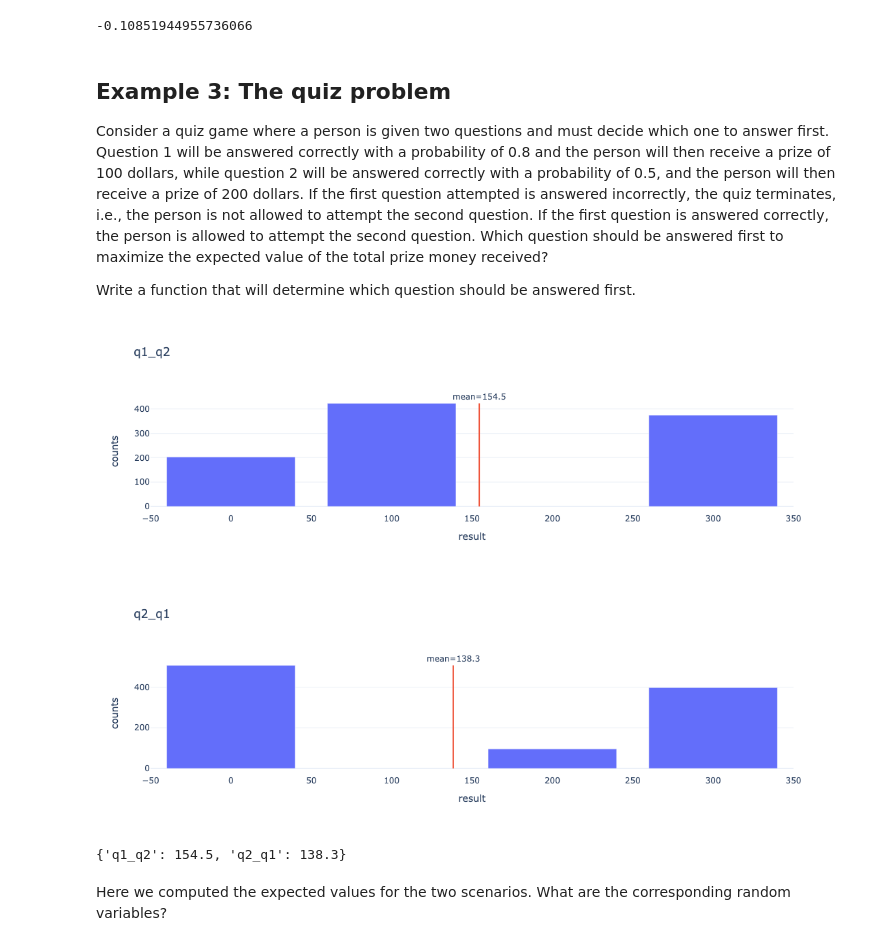
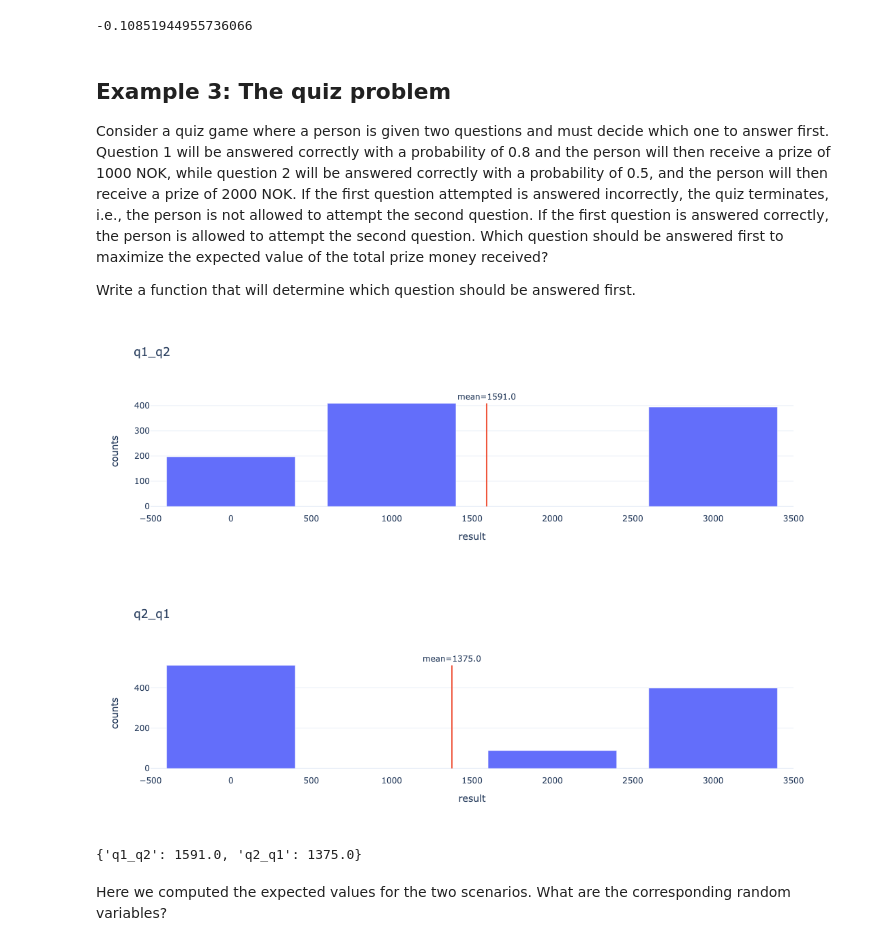
Before and after one commit to uio-bmi/stats_for_cs, a Jupyter notebook: Week_3_StatisticsIntro/Session1_StatsIntro.ipynb, the cells around one changed output. Drawn from its saved outputs; the diff is of its cells as text; code cells hidden in the pictures.

```diff
--- a/Week_3_StatisticsIntro/Session1_StatsIntro.ipynb
+++ b/Week_3_StatisticsIntro/Session1_StatsIntro.ipynb
@@ -222,7 +222,7 @@ correlation(dataset['sepal_length'], dataset['sepal_width'])
 # %% [markdown]
 ## Example 3: The quiz problem
 
-Consider a quiz game where a person is given two questions and must decide which one to answer first. Question 1 will be answered correctly with a probability of 0.8 and the person will then receive a prize of 100 dollars, while question 2 will be answered correctly with a probability of 0.5, and the person will then receive a prize of 200 dollars. If the first question attempted is answered incorrectly, the quiz terminates, i.e., the person is not allowed to attempt the second question. If the first question is answered correctly, the person is allowed to attempt the second question. Which question should be answered first to maximize the expected value of the total prize money received?
+Consider a quiz game where a person is given two questions and must decide which one to answer first. Question 1 will be answered correctly with a probability of 0.8 and the person will then receive a prize of 1000 NOK, while question 2 will be answered correctly with a probability of 0.5, and the person will then receive a prize of 2000 NOK. If the first question attempted is answered incorrectly, the quiz terminates, i.e., the person is not allowed to attempt the second question. If the first question is answered correctly, the person is allowed to attempt the second question. Which question should be answered first to maximize the expected value of the total prize money received?
 
 Write a function that will determine which question should be answered first.
 # %%
@@ -231,37 +231,37 @@ import random
 # TODO: code here
 
 correct_answer_probs = {'q1': 0.8, 'q2': 0.5}
-prizes = {'q1': 100, 'q2': 200}
+prizes = {'q1': 1000, 'q2': 2000}
 
 def simulate_one_quiz_run(correct_answer_probs: dict, prizes: dict, answer_sequence: list) -> int:
     if random.uniform(0, 1) < correct_answer_probs[answer_sequence[0]]:
         if random.uniform(0, 1) < correct_answer_probs[answer_sequence[1]]:
             return sum(prizes.values())
         else:
             return prizes[answer_sequence[0]]
     else:
         return 0
 
 def quiz_problem(correct_answer_probs: dict, prizes: dict, num_experiments: int):
 
     answer_sequences = [['q1', 'q2'], ['q2', 'q1']]
     expected_prizes = {}
 
     for answer_sequence in answer_sequences:
         all_prizes = [simulate_one_quiz_run(correct_answer_probs, prizes, answer_sequence) for _ in range(num_experiments)]
 
         plot_many_values_with_mean(all_prizes, plot_title="_".join(answer_sequence))
 
         expected_prizes["_".join(answer_sequence)] = sum(all_prizes) / num_experiments
 
     return expected_prizes
 
 quiz_problem(correct_answer_probs, prizes, 1000)
 
 # end TODO
 # %% [output]
-[figure, old version]
+[figure, new version]
 [figure]
-{'q1_q2': 154.5, 'q2_q1': 138.3}
+{'q1_q2': 1591.0, 'q2_q1': 1375.0}
 # %% [markdown]
 Here we computed the expected values for the two scenarios. What are the corresponding random variables?
```
Also changed, not shown: parts of 1 cell of this notebook.
